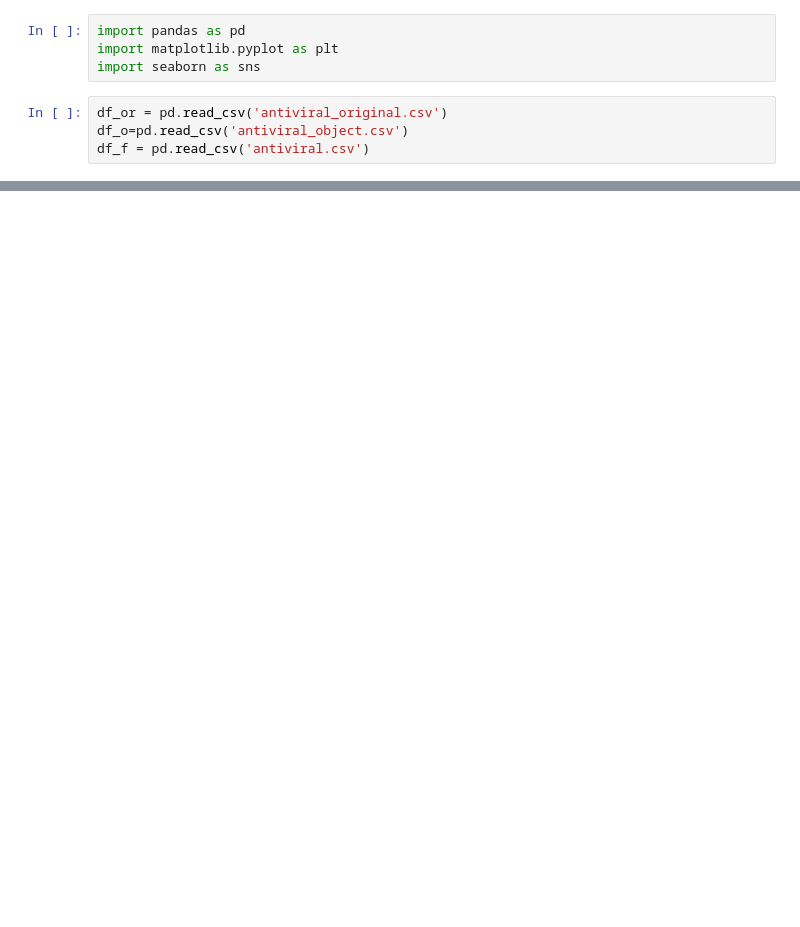
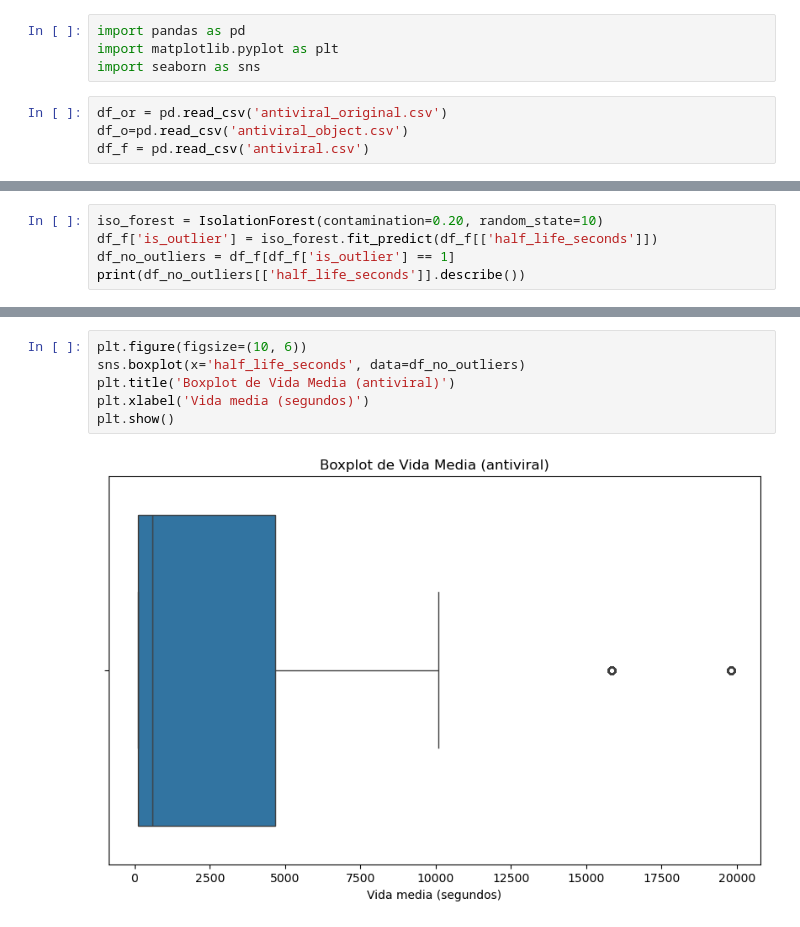
Before and after one commit to Jmartingar/Half-Life_Code, a Jupyter notebook: Antiviral/3.prev_analysis.ipynb, the cells around one changed output, grey strips where cells are left out. Cells and saved outputs as stored; diff of their text form; blank space fills up the shorter version.

```diff
--- a/Antiviral/3.prev_analysis.ipynb
+++ b/Antiviral/3.prev_analysis.ipynb
@@ -71,0 +74,5 @@ Name: count, dtype: int64
+# %%
+iso_forest = IsolationForest(contamination=0.20, random_state=10)
+df_f['is_outlier'] = iso_forest.fit_predict(df_f[['half_life_seconds']])
+df_no_outliers = df_f[df_f['is_outlier'] == 1]
+print(df_no_outliers[['half_life_seconds']].describe())
@@ -71,0 +89,8 @@ Name: count, dtype: int64
+# %%
+plt.figure(figsize=(10, 6))
+sns.boxplot(x='half_life_seconds', data=df_no_outliers)
+plt.title('Boxplot de Vida Media (antiviral)')
+plt.xlabel('Vida media (segundos)')
+plt.show()
+# %% [output]
+[figure, added]
```
Also changed, not shown: parts of 10 cells of this notebook, 36 other files.
